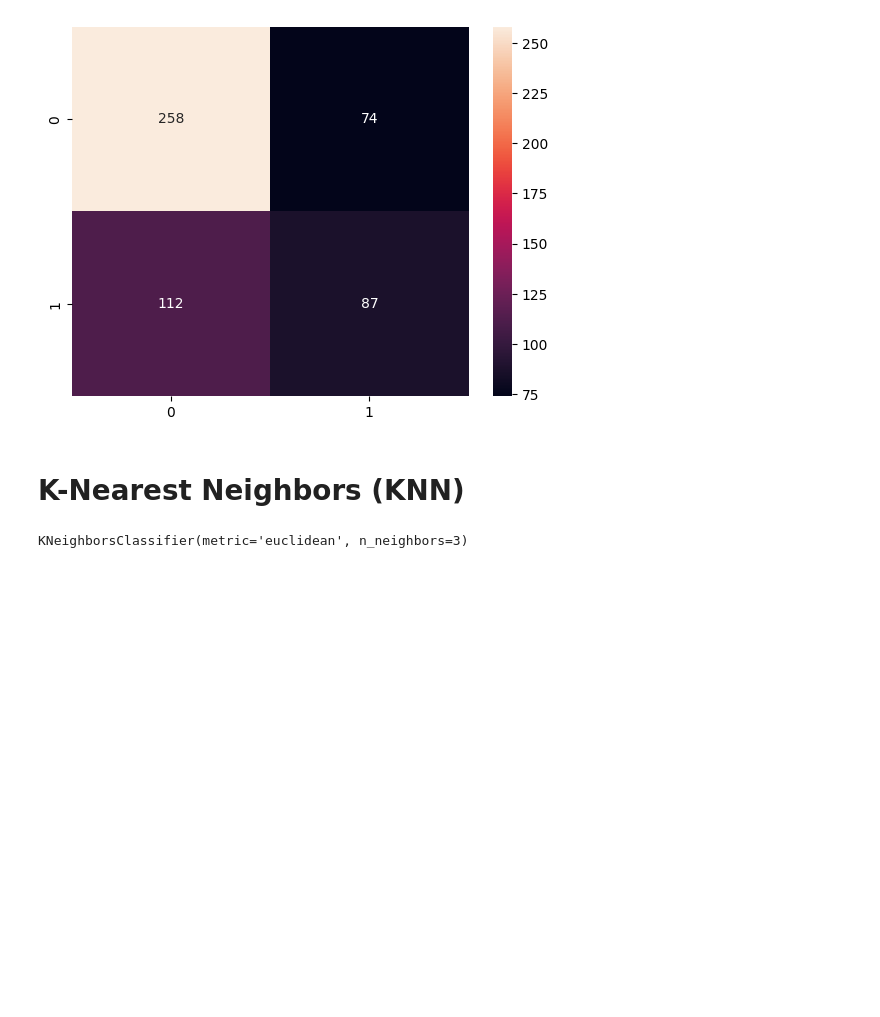
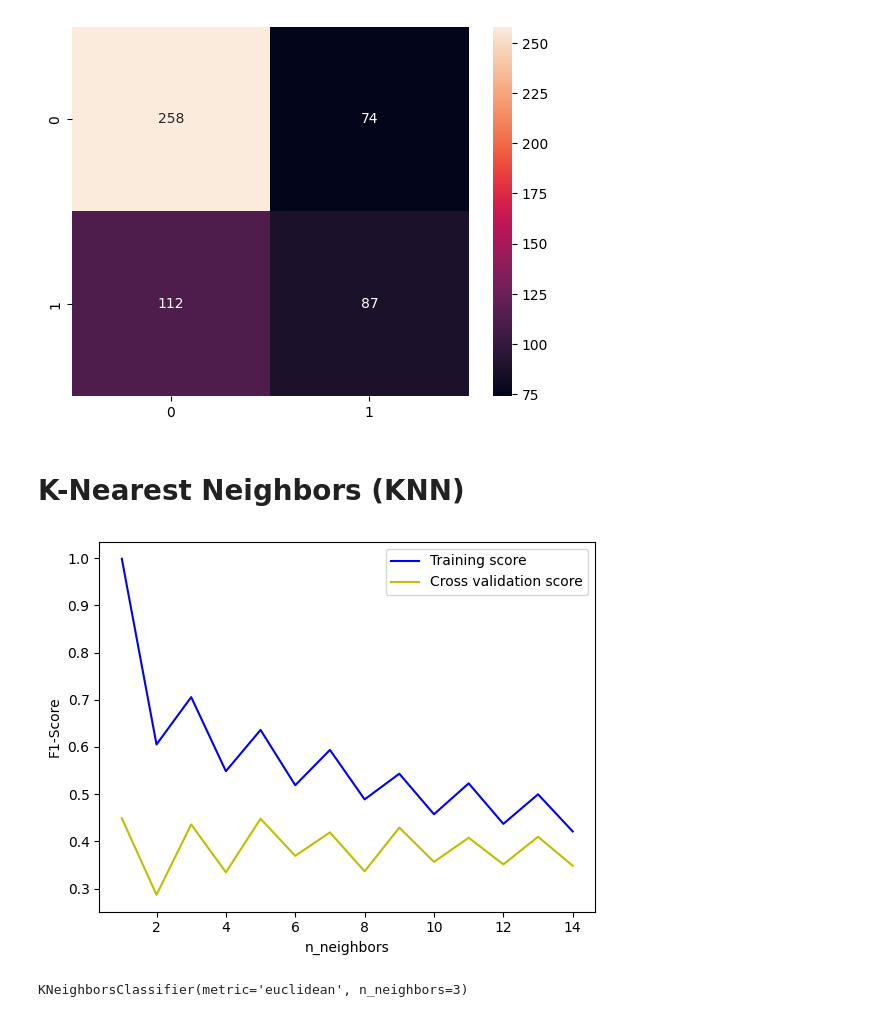
Before and after one commit to Muniz97/Yellow-fever-Febre-Amarela, a Jupyter notebook: 4 - Model/Yellow_Fever_Model.ipynb, the cells around one changed output. Cells and saved outputs as stored; diff of their text form; code cells hidden in the pictures; blank space fills up the shorter version.

```diff
--- a/4 - Model/Yellow_Fever_Model.ipynb
+++ b/4 - Model/Yellow_Fever_Model.ipynb
@@ -117,3 +123,5 @@ sns.heatmap(matriz, annot = True, fmt = '.0f')
 # K-Nearest Neighbors (KNN)
 # %%
 from sklearn.neighbors import KNeighborsClassifier
+# %%
+model_knn = KNeighborsClassifier(metric = 'euclidean')
@@ -120,3 +133,19 @@ from sklearn.neighbors import KNeighborsClassifier
+# %%
+train_scores, test_scores = validation_curve(
+    model_knn, x_train, y_train, param_name="n_neighbors", param_range=range,
+    cv=5, scoring="f1", n_jobs=-1)
+# %%
+train_scores = np.mean(train_scores, axis=1) # mean
+test_scores = np.mean(test_scores, axis=1)
+# %%
+plt.plot(range, train_scores, label="Training score", color="b")
+plt.plot(range, test_scores, label="Cross validation score", color="y")
+plt.xlabel("n_neighbors")
+plt.ylabel("F1-Score")
+plt.legend(loc="best")
+plt.show()
+# %% [output]
+[figure, added]
 # %%
 model_knn = KNeighborsClassifier(metric = 'euclidean', n_neighbors = 3)
 # %%
```
Also changed, not shown: parts of 3 cells of this notebook.
